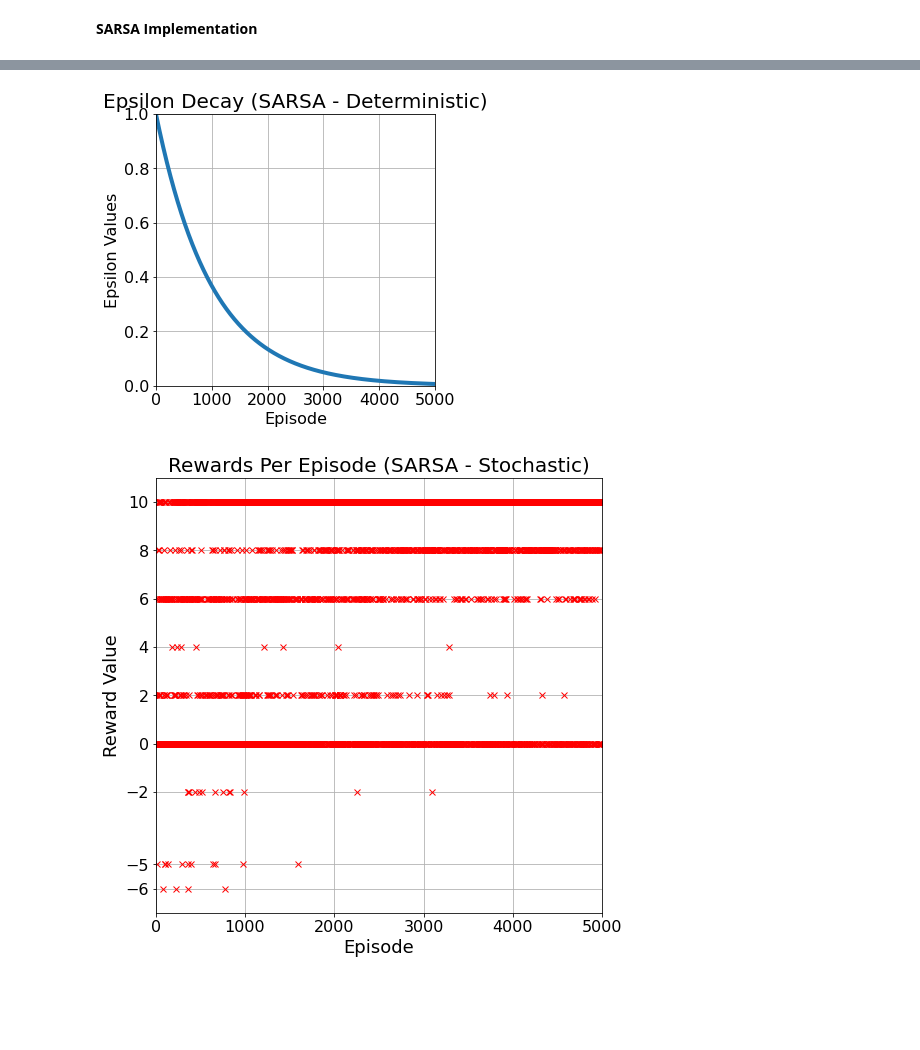
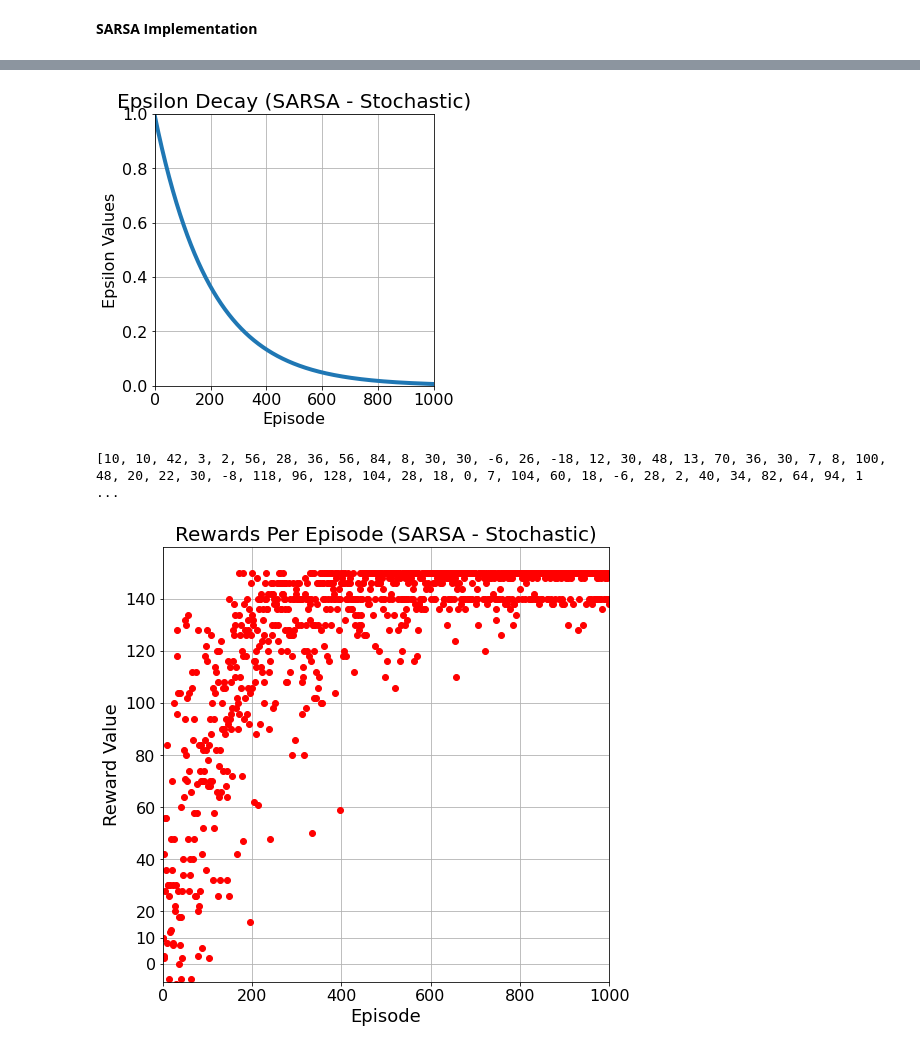
Before and after one commit to akhil1198/RL-PA1, a Jupyter notebook: RL_PA_1_Q_Learning_SARSA.ipynb, the cells around one changed output, grey strips where cells are left out. Cells and saved outputs as stored; diff of their text form; code cells hidden in the pictures; blank space fills up the shorter version.

Commit message:
Q-Learning and SARSA complete

```diff
--- a/RL_PA_1_Q_Learning_SARSA.ipynb
+++ b/RL_PA_1_Q_Learning_SARSA.ipynb
@@ -707,7 +816,7 @@ epsilon = 1.0
 epsilon_sarsa_stoc = []
 reward_sarsa_stoc = []
 
-num_episodes = 5000
+num_episodes = 1000
 max_timesteps = 15
 
 # For plotting metrics
@@ -715,8 +824,8 @@ all_epochs = []
 all_penalties = []
 state1 = 0
 #Q-Table
-q_table_sarsa = np.random.rand(25, 4)
-q_table_sarsa = q_table_sarsa.astype(int)
+q_table_sarsa_stoc = np.random.rand(25, 4)
+q_table_sarsa_stoc = q_table_sarsa_stoc.astype(int)
 
 #running for 1000 episodes
 for episode in range(num_episodes):
@@ -724,7 +833,7 @@ for episode in range(num_episodes):
   state, agent_pos = env.reset()
   epochs = 0
   # penalties = 0
-
+  new_reward = 0
   # print(state)
   state_to_list = state.tolist()
   if 1 in state_to_list:
@@ -736,7 +845,7 @@ for episode in range(num_episodes):
     if np.random.rand() < epsilon:
       action = np.random.choice(env.action_space.n)
     else:
-      action = np.argmax(q_table_sarsa[state1])
+      action = np.argmax(q_table_sarsa_stoc[state1])
 
     #getting the next state, reward
     observation, reward, terminated, truncated, info, new_agent_pos = env.step(action)
@@ -749,17 +858,19 @@ for episode in range(num_episodes):
     if np.random.rand() < epsilon:
       action2 = np.random.choice(env.action_space.n)
     else:
-      action2 = np.argmax(q_table_sarsa[state2])
+      action2 = np.argmax(q_table_sarsa_stoc[state2])
 
-    q_table_sarsa[state1, action] = q_table_sarsa[state1, action] + alpha * (reward + gamma * (q_table_sarsa[state2, action2] - q_table_sarsa[state1, action]))
+    q_table_sarsa_stoc[state1, action] = q_table_sarsa_stoc[state1, action] + alpha * (reward + gamma * (q_table_sarsa_stoc[state2, action2] - q_table_sarsa_stoc[state1, action]))
 
     # if reward == -5 or reward == -6 or reward == -2:
     #   penalties += 1
 
     # agent_pos = new_agent_pos
     epochs += 1
-  reward_sarsa_stoc.append(reward)
-  epsilon *= 0.9990
+    state1 = state2
+    new_reward += reward
+  reward_sarsa_stoc.append(new_reward)
+  epsilon *= 0.995
   epsilon_sarsa_stoc.append(epsilon)
   # print(epsilon)
 
@@ -769,28 +880,30 @@ for episode in range(num_episodes):
 # %%
 plt.figure(figsize=(5,5))
 plt.plot(epsilon_sarsa_stoc, linewidth=4)
 plt.xlabel('Episode', fontsize=16)
 plt.ylabel('Epsilon Values', fontsize=16)
 plt.title('Epsilon Decay (SARSA - Stochastic)', fontsize=20)
 plt.xticks(fontsize=16)
 plt.yticks(fontsize=16)
 plt.ylim(ymin=0, ymax=1)
-plt.xlim(xmin=0, xmax=5000)
+plt.xlim(xmin=0, xmax=1000)
 plt.grid()
 plt.show()
 # %% [output]
-[figure, old version]
+[figure, new version]
 # %%
+print(reward_sarsa_stoc)
 plt.figure(figsize=(8,8))
-plt.plot(reward_sarsa_stoc, 'rx')
+plt.plot(reward_sarsa_stoc, 'ro')
 plt.xlabel('Episode', fontsize=18)
 plt.ylabel('Reward Value', fontsize=18)
 plt.title('Rewards Per Episode (SARSA - Stochastic)', fontsize=20)
 plt.xticks(fontsize=16)
-plt.yticks([-6, -5, -2, 0, 2, 4, 6, 8, 10], fontsize=16)
-plt.ylim(ymin=-7, ymax=11)
-plt.xlim(xmin=0, xmax=5000)
+plt.yticks([-60, -50, -20, 0, 10, 20, 40, 60, 80, 100, 120, 140], fontsize=16)
+plt.ylim(ymin=-7, ymax=160)
+plt.xlim(xmin=0, xmax=1000)
 plt.grid()
 plt.show()
 # %% [output]
+[10, 10, 42, 3, 2, 56, 28, 36, 56, 84, 8, 30, 30, -6, 26, -18, 12, 30, 48, 13, 70, 36, 30, 7, 8, 100, 48, 20, 22, 30, -8, 118, 96, 128, 104, 28, 18, 0, 7, 104, 60, 18, -6, 28, 2, 40, 34, 82, 64, 94, 1 ...
-[figure, old version]
+[figure, new version]
```
Also changed, not shown: parts of 19 cells of this notebook.
